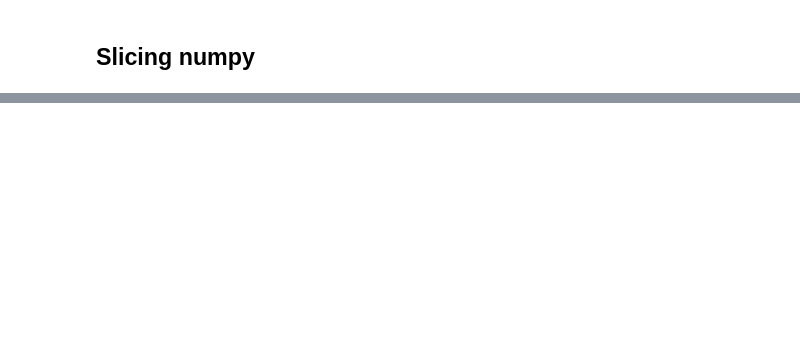
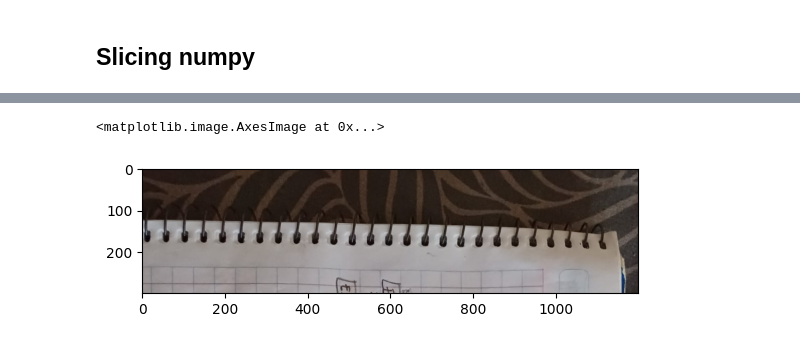
Before and after one commit to Felipe-DelosSantos09/Diplomado-IA, a Jupyter notebook: Modulo_1/12.Numpy.ipynb, the cells around one changed output, grey strips where cells are left out. Cells and saved outputs as stored; diff of their text form; code cells hidden in the pictures; blank space fills up the shorter version.

```diff
--- a/Modulo_1/12.Numpy.ipynb
+++ b/Modulo_1/12.Numpy.ipynb
@@ -525,0 +646,7 @@ B_{m-1,0} & B_{m-1,1} & \ldots & B_{m-1,n-1}
+# %%
+A = array_imagen[0:300,:,:]
+
+plt.imshow(A)
+# %% [output]
+<matplotlib.image.AxesImage at 0x...>
+[figure, added]
```
Also changed, not shown: parts of 18 cells of this notebook.
